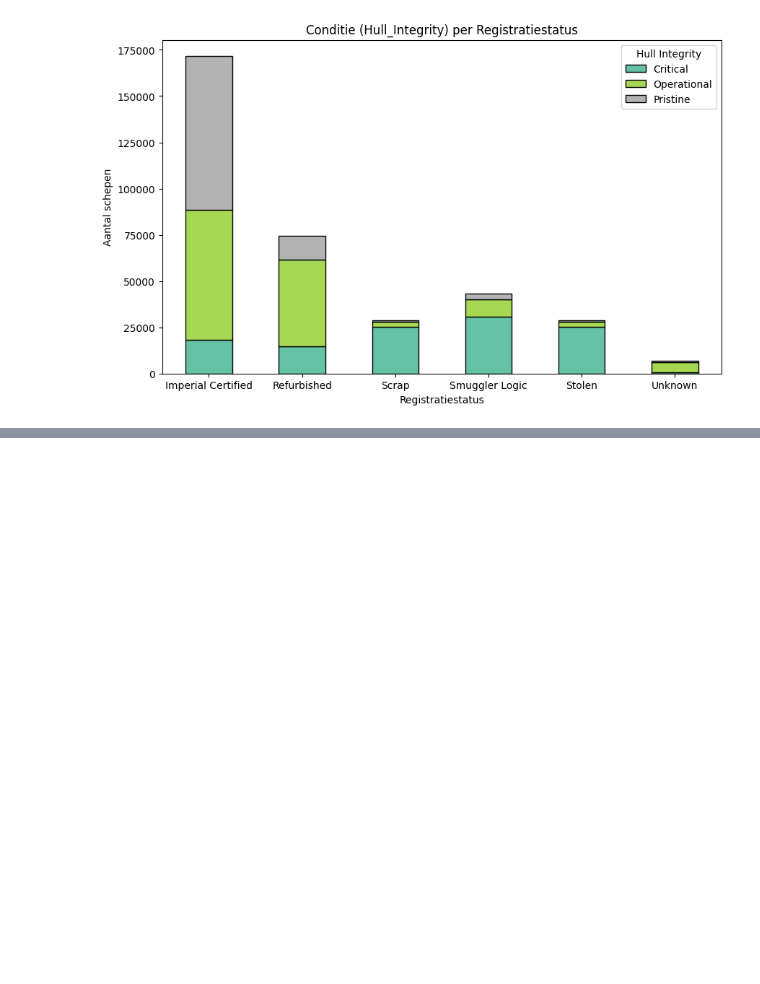
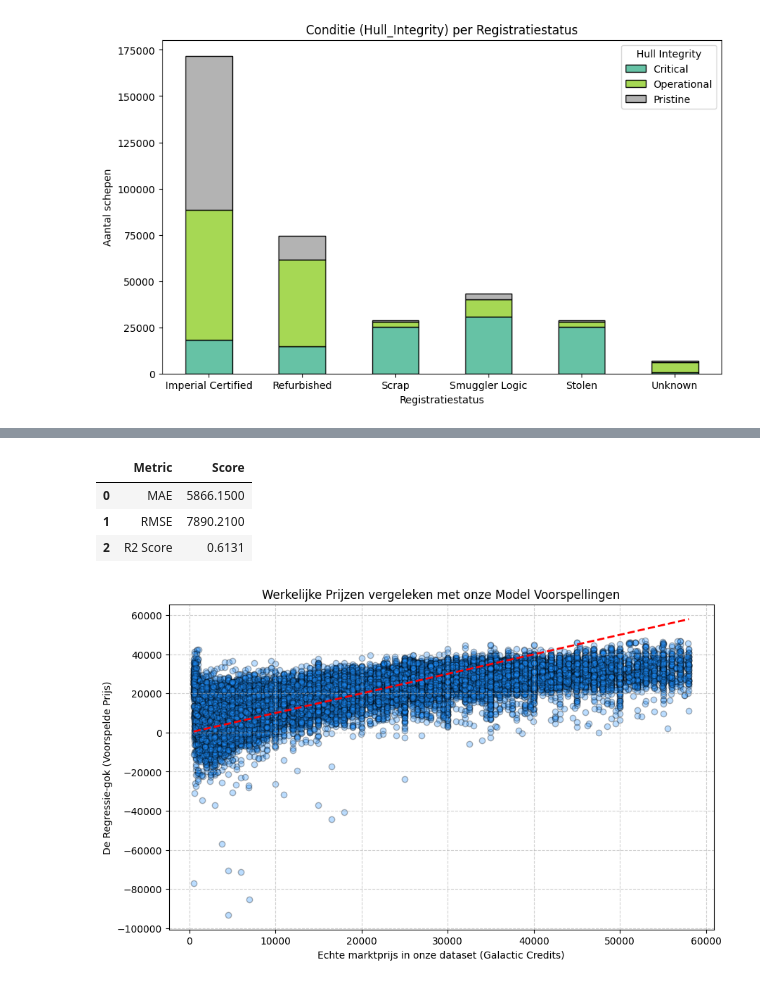
Before and after one commit to AchrafEAE/DDD, a Jupyter notebook: herkansing/iteratie3 herkansing.ipynb, the cells around one changed output, grey strips where cells are left out. Drawn from its saved outputs; the diff is of its cells as text; code cells hidden in the pictures; blank space fills up the shorter version.

```diff
--- a/herkansing/iteratie3 herkansing.ipynb
+++ b/herkansing/iteratie3 herkansing.ipynb
@@ -206,2 +239,16 @@ display(X.head())
 # %%
-# CODE CELL: Train-Test split & train the Linear Regression model
+y_reg = df_encoded['Galactic_Credits']
+
+X_train_reg, X_test_reg, y_train_reg, y_test_reg = train_test_split(X, y_reg, test_size=0.2, random_state=42)
+
+lr_model = LinearRegression()
+lr_model.fit(X_train_reg, y_train_reg)
+
+coef_df = pd.DataFrame({'Feature': X.columns, 'Coefficient': lr_model.coef_})
+coef_df = coef_df.sort_values(by='Coefficient', ascending=False)
+
+print("Top 5 Prijs verhogende factoren (Grootste positieve weging):")
+display(coef_df.head(5))
+
+print("\nTop 5 Prijs verlagende factoren (Grootste negatieve weging):")
+display(coef_df.tail(5))
@@ -212,5 +278,31 @@ display(X.head())
 # %%
-# CODE CELL: Evaluate the rgression model and plot Actual vs Predicted
+y_pred_reg = lr_model.predict(X_test_reg)
+
+mae_reg = mean_absolute_error(y_test_reg, y_pred_reg)
+rmse_reg = np.sqrt(mean_squared_error(y_test_reg, y_pred_reg))
+r2_reg = r2_score(y_test_reg, y_pred_reg)
+
+metrics_df = pd.DataFrame({
+    'Metric': ['MAE', 'RMSE', 'R2 Score'],
+    'Score': [round(mae_reg, 2), round(rmse_reg, 2), round(r2_reg, 4)]
+})
+
+display(metrics_df)
+
+plt.figure(figsize=(10, 6))
+plt.scatter(y_test_reg, y_pred_reg, alpha=0.3, color='dodgerblue', edgecolor='black')
+plt.plot([y_test_reg.min(), y_test_reg.max()], [y_test_reg.min(), y_test_reg.max()], 'r--', lw=2)
+plt.title('Werkelijke Prijzen vergeleken met onze Model Voorspellingen')
+plt.xlabel('Echte marktprijs in onze dataset (Galactic Credits)')
+plt.ylabel('De Regressie-gok (Voorspelde Prijs)')
+plt.grid(True, linestyle='--', alpha=0.6)
+plt.show()
+# %% [output]
+|  | Metric | Score |
+| 0 | MAE | 5866.1500 |
+| 1 | RMSE | 7890.2100 |
+| 2 | R2 Score | 0.6131 |
+[figure, added]
 # %% [markdown]
 ---
 
```
Also changed, not shown: parts of 22 cells of this notebook.
